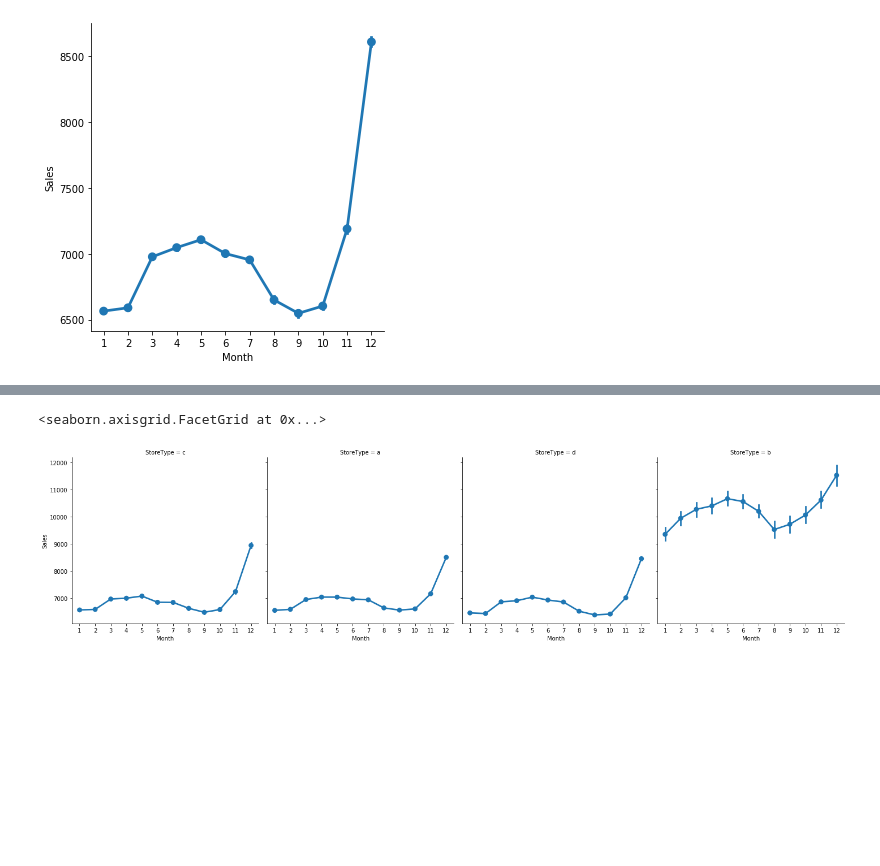
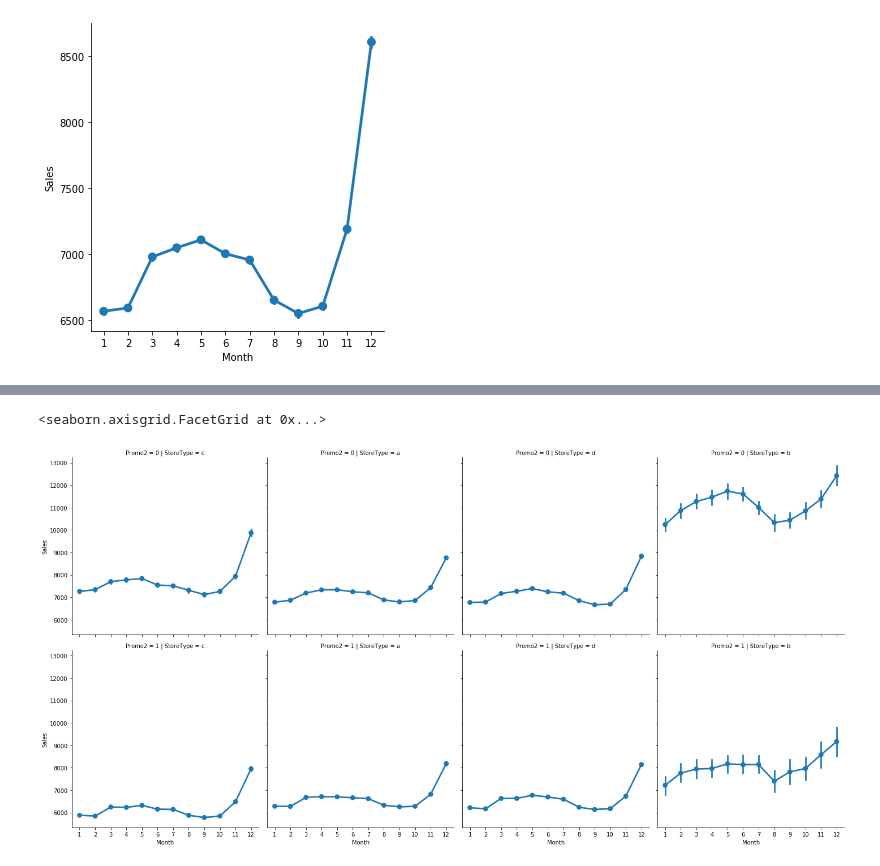
Before and after one commit to AbdurRehman1234/FYPSalesforecasting, a Jupyter notebook: project.ipynb, the cells around one changed output, grey strips where cells are left out. Saved outputs shown, nothing was run; the diff lists cells and outputs as text; code cells hidden in the pictures; blank space fills up the shorter version.

```diff
--- a/project.ipynb
+++ b/project.ipynb
@@ -162,5 +227,5 @@ sns.factorplot(data = tr_st, x = 'Month', y='Sales')
 # %%
-sns.factorplot(data = tr_st, x = 'Month', y='Sales', col='StoreType')
+sns.factorplot(data= tr_st, x='Month', y='Sales', row="Promo2", col="StoreType")
 # %% [output]
 <seaborn.axisgrid.FacetGrid at 0x...>
-[figure, old version]
+[figure, new version]
```
Also changed, not shown: parts of 11 cells of this notebook, 2 other files.
